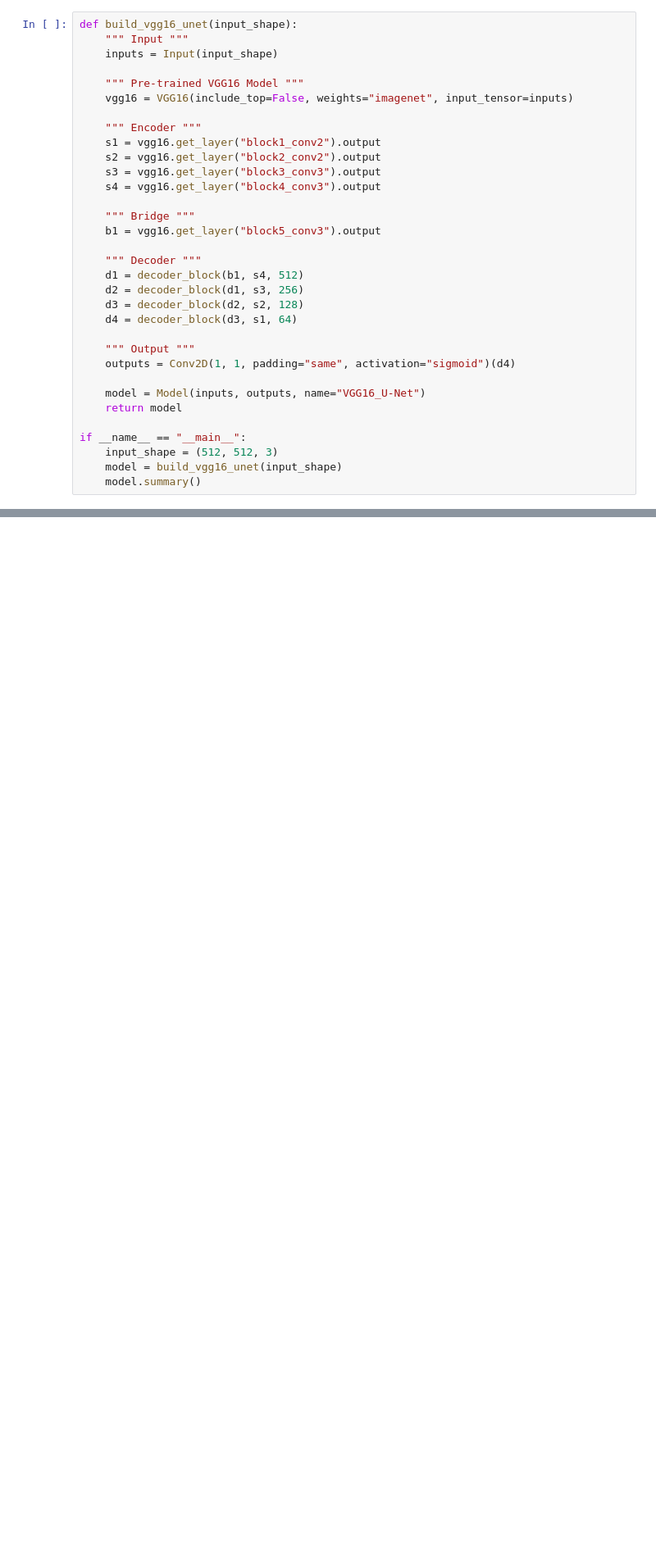
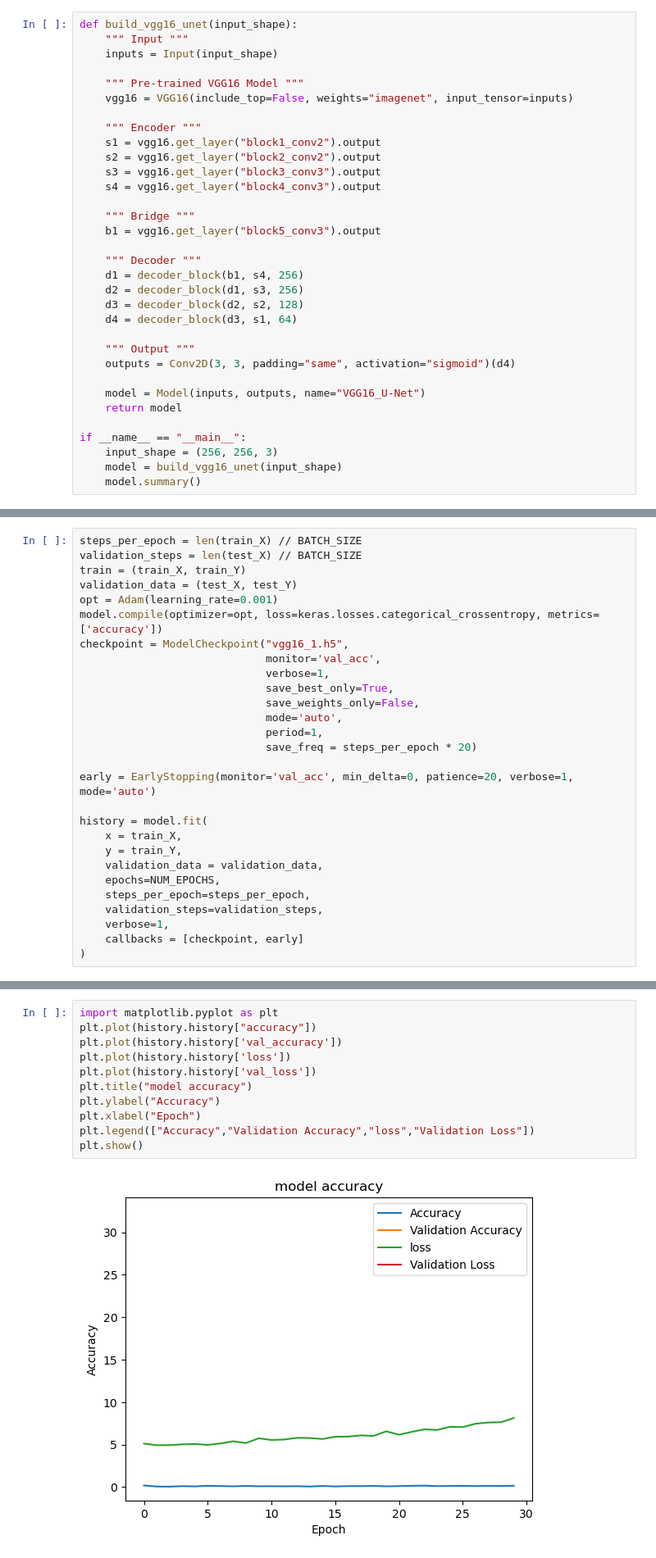
Before and after one commit to Stjernelund/Mammography-Cancer-Classification, a Jupyter notebook: U-NET.ipynb, the cells around one changed output, grey strips where cells are left out. Shown at 82% size. Cells and saved outputs as stored; diff of their text form; blank space fills up the shorter version.

```diff
--- a/U-NET.ipynb
+++ b/U-NET.ipynb
@@ -67,19 +320,19 @@ def build_vgg16_unet(input_shape):
     b1 = vgg16.get_layer("block5_conv3").output
 
     """ Decoder """
-    d1 = decoder_block(b1, s4, 512)
+    d1 = decoder_block(b1, s4, 256)
     d2 = decoder_block(d1, s3, 256)
     d3 = decoder_block(d2, s2, 128)
     d4 = decoder_block(d3, s1, 64)
 
     """ Output """
-    outputs = Conv2D(1, 1, padding="same", activation="sigmoid")(d4)
+    outputs = Conv2D(3, 3, padding="same", activation="sigmoid")(d4)
 
     model = Model(inputs, outputs, name="VGG16_U-Net")
     return model
 
 if __name__ == "__main__":
-    input_shape = (512, 512, 3)
+    input_shape = (256, 256, 3)
     model = build_vgg16_unet(input_shape)
     model.summary()
 # %% [output]
@@ -111,0 +356,28 @@ history = model.fit(
+# %%
+steps_per_epoch = len(train_X) // BATCH_SIZE
+validation_steps = len(test_X) // BATCH_SIZE
+train = (train_X, train_Y)
+validation_data = (test_X, test_Y)
+opt = Adam(learning_rate=0.001)
+model.compile(optimizer=opt, loss=keras.losses.categorical_crossentropy, metrics=['accuracy'])
+checkpoint = ModelCheckpoint("vgg16_1.h5",
+                             monitor='val_acc',
+                             verbose=1,
+                             save_best_only=True,
+                             save_weights_only=False,
+                             mode='auto',
+                             period=1,
+                             save_freq = steps_per_epoch * 20)
+
+early = EarlyStopping(monitor='val_acc', min_delta=0, patience=20, verbose=1, mode='auto')
+
+history = model.fit(
+    x = train_X,
+    y = train_Y,
+    validation_data = validation_data,
+    epochs=NUM_EPOCHS,
+    steps_per_epoch=steps_per_epoch,
+    validation_steps=validation_steps,
+    verbose=1,
+    callbacks = [checkpoint, early]
+)
@@ -111,0 +407,13 @@ history = model.fit(
+# %%
+import matplotlib.pyplot as plt
+plt.plot(history.history["accuracy"])
+plt.plot(history.history['val_accuracy'])
+plt.plot(history.history['loss'])
+plt.plot(history.history['val_loss'])
+plt.title("model accuracy")
+plt.ylabel("Accuracy")
+plt.xlabel("Epoch")
+plt.legend(["Accuracy","Validation Accuracy","loss","Validation Loss"])
+plt.show()
+# %% [output]
+[figure, added]
```
Also changed, not shown: parts of 34 cells of this notebook, 1 other file.
